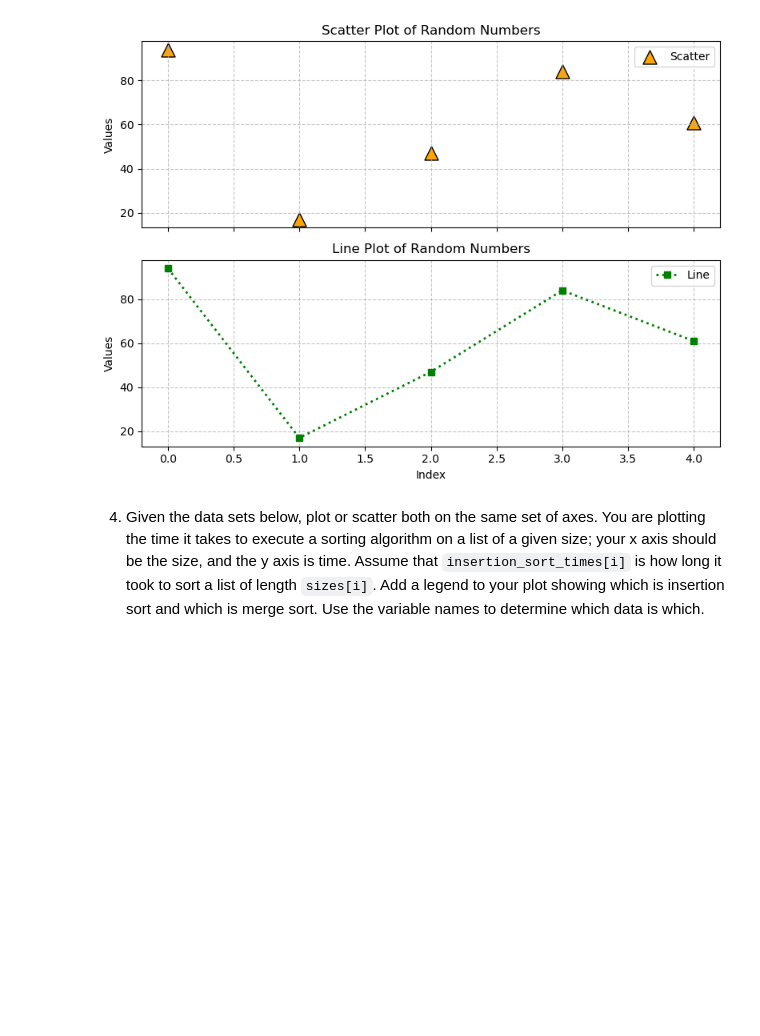
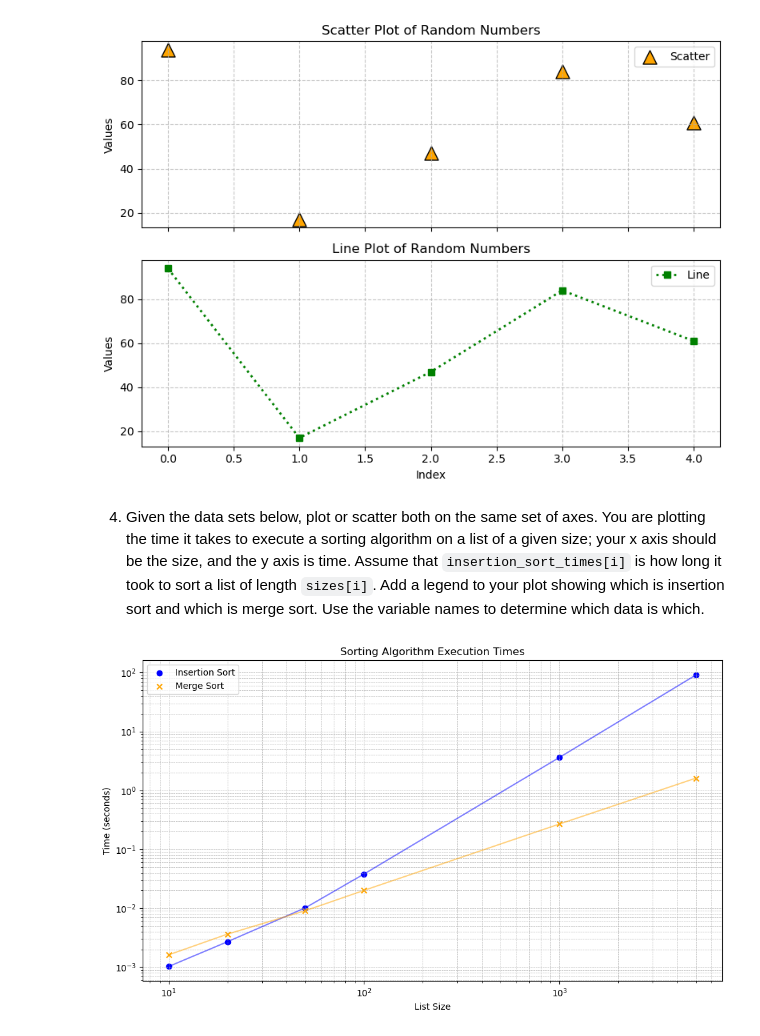
Before and after one commit to alvaroquintero28/pyplot, a Jupyter notebook: AlvaroQuintero.pyplot.ipynb, the cells around one changed output. Saved outputs shown, nothing was run; the diff lists cells and outputs as text; code cells hidden in the pictures; blank space fills up the shorter version.

```diff
--- a/AlvaroQuintero.pyplot.ipynb
+++ b/AlvaroQuintero.pyplot.ipynb
@@ -157,0 +154,37 @@ merge_sort_times = [0.00161889999999687, 0.003635600000009731, 0.009065500000005
+# %%
+import matplotlib.pyplot as plt
+
+# Given data
+sizes = [10, 20, 50, 100, 1000, 5000]
+insertion_sort_times = [0.0010252999999999998, 0.0027026999999999954,
+                        0.010147200000000002, 0.0381137,
+                        3.6303399, 91.2180796]
+merge_sort_times = [0.00161889999999687, 0.003635600000009731,
+                    0.0090655000000055, 0.020108000000007564,
+                    0.2687474000000094, 1.6147050999999948]
+
+# Create a scatter plot and line plot on the same axes
+plt.figure(figsize=(10, 6))
+
+# Scatter and line plot for insertion sort
+plt.scatter(sizes, insertion_sort_times, color='blue', label='Insertion Sort', marker='o')
+plt.plot(sizes, insertion_sort_times, color='blue', linestyle='-', alpha=0.5)
+
+# Scatter and line plot for merge sort
+plt.scatter(sizes, merge_sort_times, color='orange', label='Merge Sort', marker='x')
+plt.plot(sizes, merge_sort_times, color='orange', linestyle='-', alpha=0.5)
+
+# Adding titles and labels
+plt.title('Sorting Algorithm Execution Times')
+plt.xlabel('List Size')
+plt.ylabel('Time (seconds)')
+plt.xscale('log')  # Use a logarithmic scale for better visualization
+plt.yscale('log')  # Use a logarithmic scale for better visualization
+plt.legend()  # Show legend
+plt.grid(True, which="both", linestyle='--', linewidth=0.5)  # Add a grid for clarity
+plt.tight_layout()  # Adjust layout to fit labels and titles
+
+# Display the plot
+plt.show()
+# %% [output]
+[figure, added]
```
Also changed, not shown: parts of 1 cell of this notebook.
